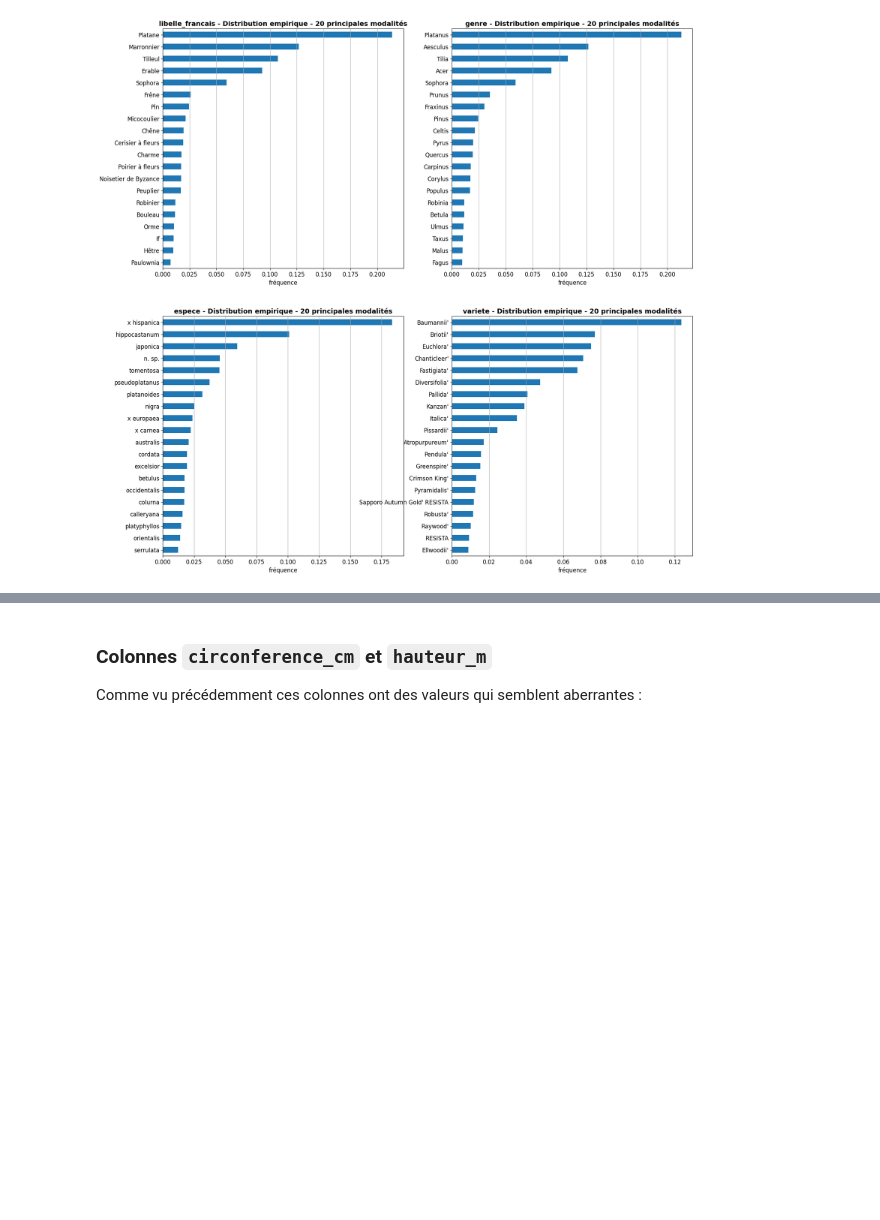
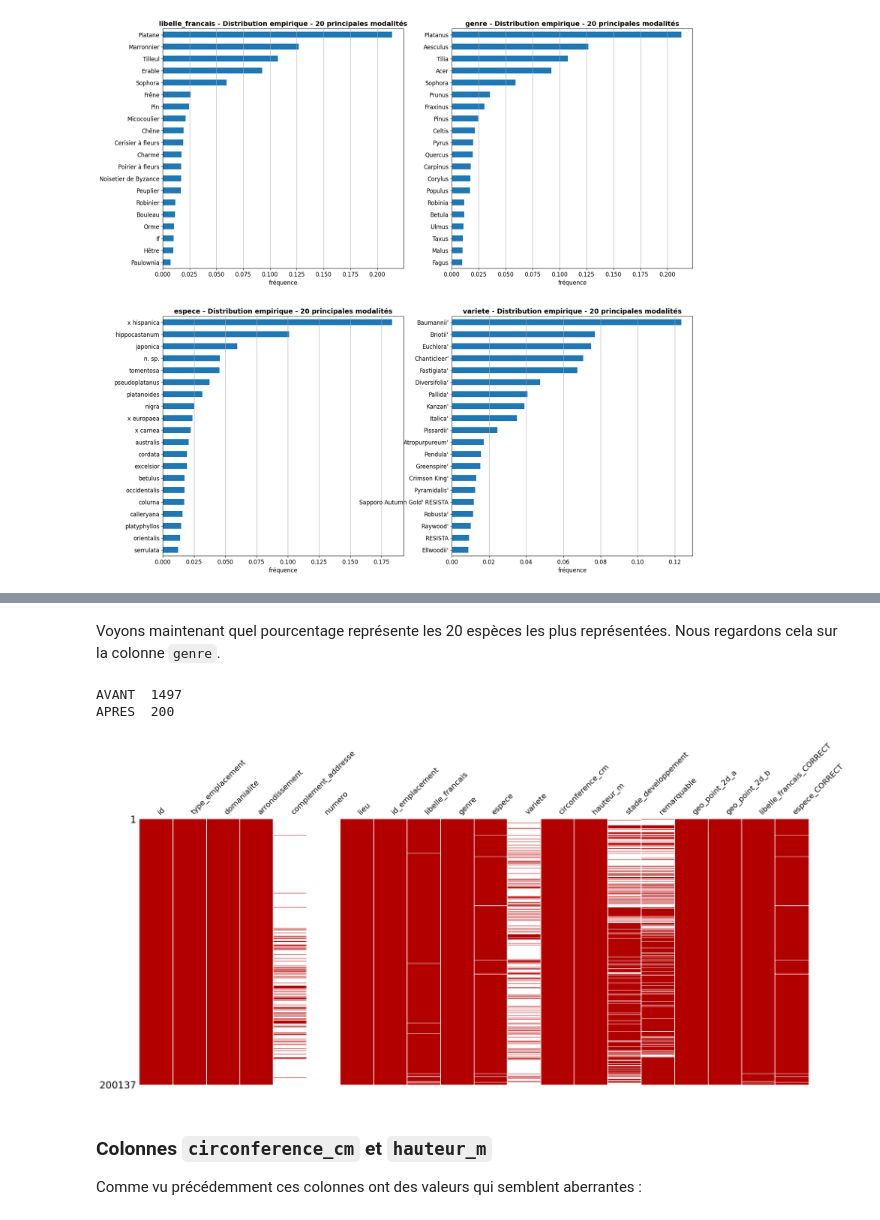
Before and after one commit to ClementPatin/OC-P2, a Jupyter notebook: Patin_Clement_1_notebook_032023.ipynb, the cells around one changed output, grey strips where cells are left out. Cells and saved outputs as stored; diff of their text form; code cells hidden in the pictures; blank space fills up the shorter version.

```diff
--- a/Patin_Clement_1_notebook_032023.ipynb
+++ b/Patin_Clement_1_notebook_032023.ipynb
@@ -495,20 +491,0 @@ Nous regardons cela sur la colonne `genre`.
-# %%
-dataTest=dataBrute.copy()
-list=["libelle_francais", "genre", "espece", "variete"]
-SeriesGenreLibNAN=dataTest.loc[dataTest["libelle_francais"].isna(), "genre"]
-ValuesCountsGenreLibNAN=SeriesGenreLibNAN.value_counts()
-SeriesGenreLibNAN=SeriesGenreLibNAN.reset_index()
-
-dataTest["libelle_francais_CORRECT"]=dataTest["libelle_francais"]
-
-SeriesGenreLibNAN["libelle_francais_CORRECT"]=np.NaN
-
-for g in ValuesCountsGenreLibNAN.index :
-    if len(dataTest.loc[dataTest["genre"]==g,"libelle_francais"].value_counts())==1 :
-        SeriesGenreLibNAN.loc[SeriesGenreLibNAN["genre"]==g,"libelle_francais_CORRECT"]=dataTest.loc[dataTest["genre"]==g,"libelle_francais"].value_counts().index[0]
-
-
-SeriesGenreLibNAN=SeriesGenreLibNAN.set_index("index")
-dataTest.loc[dataTest["libelle_francais"].isna(), "libelle_francais_CORRECT"]=SeriesGenreLibNAN["libelle_francais_CORRECT"]
-
-dataTest.loc[dataTest["libelle_francais_CORRECT"].isna(), "libelle_francais_CORRECT"]
@@ -528,19 +491,0 @@ Name: libelle_francais_CORRECT, Length: 309, dtype: object
-# %%
-
-SeriesEspeceLibNAN=dataTest.loc[dataTest["libelle_francais"].isna(), "espece"]
-ValuesCountsEspeceLibNAN=SeriesEspeceLibNAN.value_counts()
-SeriesEspeceLibNAN=SeriesEspeceLibNAN.reset_index()
-
-dataTest["libelle_francais_CORRECT"]=dataTest["libelle_francais"]
-
-SeriesEspeceLibNAN["libelle_francais_CORRECT"]=np.NaN
-
-for g in ValuesCountsEspeceLibNAN.index :
-    if len(dataTest.loc[dataTest["espece"]==g,"libelle_francais"].value_counts())==1 :
-        SeriesEspeceLibNAN.loc[SeriesEspeceLibNAN["espece"]==g,"libelle_francais_CORRECT"]=dataTest.loc[dataTest["espece"]==g,"libelle_francais"].value_counts().index[0]
-
-
-SeriesEspeceLibNAN=SeriesEspeceLibNAN.set_index("index")
-dataTest.loc[dataTest["libelle_francais"].isna(), "libelle_francais_CORRECT"]=SeriesEspeceLibNAN["libelle_francais_CORRECT"]
-
-dataTest.loc[dataTest["libelle_francais_CORRECT"].isna(), "libelle_francais_CORRECT"]
@@ -596,3 +492,37 @@ Name: libelle_francais_CORRECT, Length: 200, dtype: object
+# %% [markdown]
+Voyons maintenant quel pourcentage représente les 20 espèces les plus représentées.
+Nous regardons cela sur la colonne `genre`.
+# %%
+dataTest=dataBrute.copy()
+
+dataTest["libelle_francais_CORRECT"]=dataTest["libelle_francais"]
+
+dataLibelleNaN=dataTest.loc[dataTest["libelle_francais"].isna(), ["genre","espece"]]
+print("AVANT ",len(dataLibelleNaN))
+ValuesCountsGenreLibNAN=dataLibelleNaN["genre"].value_counts()
+ValuesCountsEspeceLibNAN=dataLibelleNaN["espece"].value_counts()
+
+dataLibelleNaN["libelle_francais_CORRECT"]=np.NaN
+
+for g in ValuesCountsGenreLibNAN.index :
+    if len(dataTest.loc[dataTest["genre"]==g,"libelle_francais"].value_counts())==1 :
+        dataLibelleNaN.loc[dataLibelleNaN["genre"]==g,"libelle_francais_CORRECT"]=dataTest.loc[dataTest["genre"]==g,"libelle_francais"].value_counts().index[0]
+for e in ValuesCountsEspeceLibNAN.index :
+    if len(dataTest.loc[dataTest["espece"]==e,"libelle_francais"].value_counts())==1 :
+        dataLibelleNaN.loc[dataLibelleNaN["espece"]==e,"libelle_francais_CORRECT"]=dataTest.loc[dataTest["espece"]==e,"libelle_francais"].value_counts().index[0]
+
+dataTest.loc[dataTest["libelle_francais"].isna(), "libelle_francais_CORRECT"]=dataLibelleNaN["libelle_francais_CORRECT"]
+
+print("APRES ",len(dataTest.loc[dataTest["libelle_francais_CORRECT"].isna(), :]))
+# %% [output]
+AVANT  1497
+APRES  200
+# %%
+ms.matrix(dataTest
+        ,color=[0.7,0.0,0.0],sparkline=False) #dataviz of missing data
+plt.show()
+# %% [output]
+[figure, added]
 # %% [markdown]
 ### Colonnes `circonference_cm` et `hauteur_m`
 
```
Also changed, not shown: parts of 43 cells of this notebook.
